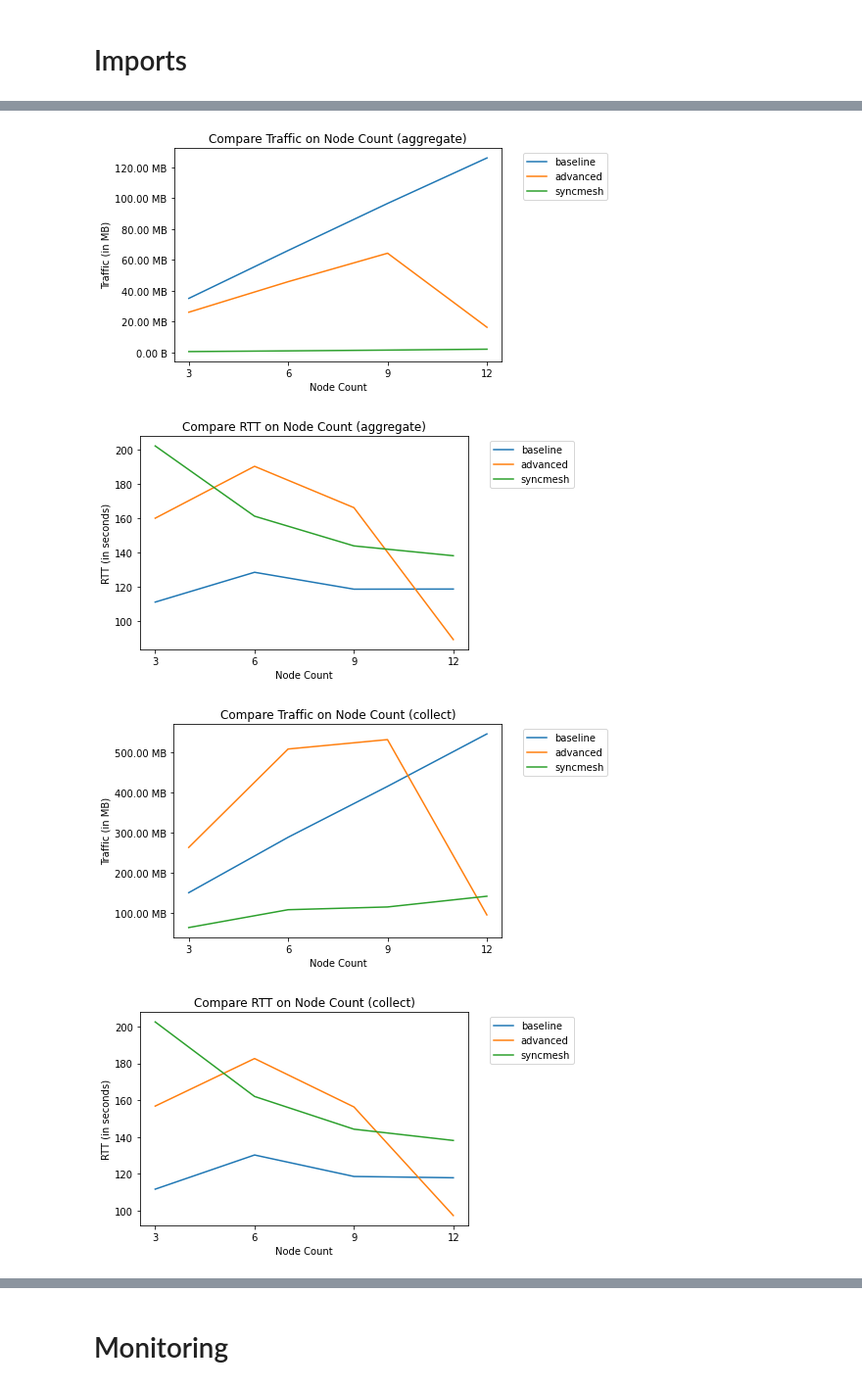
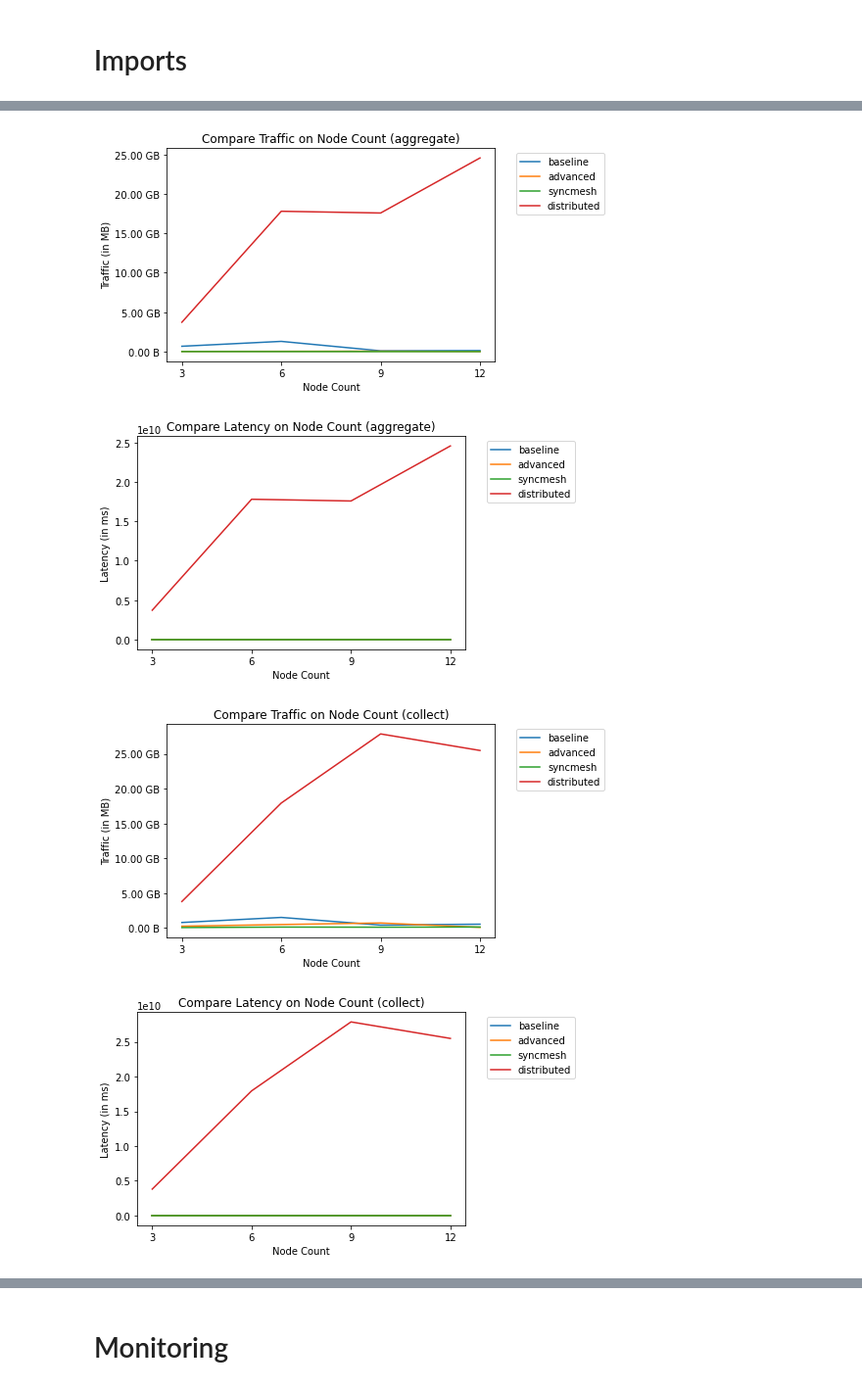
Before and after one commit to dos-group/syncmesh, a Jupyter notebook: evaluation/04_Compare.ipynb, the cells around one changed output, grey strips where cells are left out. Shown at 98% size. Drawn from its saved outputs; the diff is of its cells as text; code cells hidden in the pictures.

```diff
--- a/evaluation/04_Compare.ipynb
+++ b/evaluation/04_Compare.ipynb
@@ -87,13 +87,13 @@ ip_seperator
 # %%
 def filterDataForSeperator(df):
-    df = df[df["ip.src"].isin([ip_seperator, ip_client])]
-    df = df[df["ip.dst"].isin([ip_seperator, ip_client])]
+    df = df[df["ip.src"].isin({ip_seperator, ip_client})]
+    df = df[df["ip.dst"].isin({ip_seperator, ip_client})]
     df = df[(df["tcp.dstport"] == 443)] #  | (df["tcp.srcport"] == 443)
     return df
 
 def filterDataForLocalTraffic(df):
-    df = df[df["ip.src"].str.contains(r'^10\.')]
-    df = df[df["ip.dst"].str.contains(r'^10\.')]
+    df = df[df["ip.src"].str.startswith("10.")]
+    df = df[df["ip.dst"].str.startswith("10.")]
     df = df[(df["tcp.dstport"] != 22) & (df["tcp.srcport"] != 22)]
     return df
 
@@ -103,16 +103,10 @@ def loadDataSet(folder):
         if filename.endswith(".csv") and filename.startswith("10"):
             csvfile = os.path.join(Path.cwd(), folder, filename)
             print(csvfile)
-            EPOCH = datetime(1900, 1, 1)
-            currentdf = pd.read_csv(csvfile)
-            # print(len(currentdf))
-
-            currentdf["frame.time_epoch"] = currentdf["frame.time_epoch"].apply(lambda x: datetime.utcfromtimestamp(float(x)))
-
-            currentdf.set_index('frame.time_epoch', inplace=True)
+            currentdf = pd.read_csv(csvfile, index_col='frame.time_epoch')
+            currentdf.index = pd.to_datetime(currentdf.index, unit='s')
 
             currentdf.dropna(inplace=True,subset=['ip.src', 'ip.dst'])
-            # currentdf.to_csv(filename + ".csv")
 
             if (df_base is None):
                 df_base = currentdf
@@ -124,12 +118,16 @@ def loadDataSet(folder):
 
     seperatordf = filterDataForSeperator(df_base)
     timings = seperatordf.index.values
+    while len(timings) < 9:
+        print("WARNING: Not enough data for timings")
+        timings = np.append(timings, timings[len(timings)-1])
     # df_base.sort_index().to_csv("test.csv")
     # print(df_base)
     df_base = filterDataForLocalTraffic(df_base)
     node_list = list(dict.fromkeys(df_base["ip.src"].unique().tolist() + df_base["ip.dst"].unique().tolist()))
     node_list = [node for node in node_list if node not in ["10.0.0.2", "10.0.0.3", "10.0.0.4", "10.0.0.255"]]
     print(node_list)
+    print(timings)
     return (df_base.sort_index(), timings, len(node_list))
 
 overall_datasets = {}
@@ -138,7 +136,7 @@ for node_number in overall_dataset_sources:
     for source in overall_dataset_sources[node_number]:
         overall_datasets[node_number][source] = loadDataSet(overall_dataset_sources[node_number][source])
 
-
 # test = loadDataSet("data/data-syncmesh-with-latency-3/20210922-17-experiment-syncmesh-with-latency-3")
-overall_datasets[3]["advanced"][1]
+# loadDataSet(overall_dataset_sources[9]["distributed"])[1]
+# overall_datasets[3]["advanced"][1]
 # %% [output]
@@ -389,8 +387,8 @@ def drawComparisonGraphRtt(df, experiment):
         ax.plot(3 + df.index * 3, df[col], label=col)
 
     # set title and legend
-    ax.set_title("Compare RTT on Node Count (" + experiment + ")")
-    ax.set_ylabel("RTT (in seconds)")
+    ax.set_title("Compare Latency on Node Count (" + experiment + ")")
+    ax.set_ylabel("Latency (in ms)")
     ax.set_xlabel("Node Count")
     ax.legend(loc='upper left', bbox_to_anchor=(1.05, 1))
 
@@ -406,39 +404,39 @@ def drawComparisonGraphRtt(df, experiment):
 
 compare_traffic = {}
 compare_rtt = {}
 for experiment in ["aggregate", "collect"]:
     compare_traffic[experiment] = {}
     compare_rtt[experiment] = {}
     for scenario in ['baseline', 'advanced', 'syncmesh', "distributed"]:
         compare_traffic[experiment][scenario] = []
         compare_rtt[experiment][scenario] = []
         for node_number in overall_datasets:
             # print(overall_sum_table[node_number]["traffic"][experiment][scenario])
             compare_traffic[experiment][scenario].append(overall_sum_table[node_number]["traffic"][experiment][scenario])
             compare_rtt[experiment][scenario].append(overall_sum_table[node_number]["rtt_mean"][experiment][scenario])
 
 
     compare_table_traffic = pd.DataFrame(dict(
             baseline=compare_traffic[experiment]["baseline"],
             advanced=compare_traffic[experiment]["advanced"],
             syncmesh=compare_traffic[experiment]["syncmesh"],
-            # distributed=compare_traffic[experiment]["distributed"]
+            distributed=compare_traffic[experiment]["distributed"]
         ))
 
     compare_table_rtt = pd.DataFrame(dict(
             baseline=compare_rtt[experiment]["baseline"],
             advanced=compare_rtt[experiment]["advanced"],
             syncmesh=compare_rtt[experiment]["syncmesh"],
-            # distributed=compare_traffic[experiment]["distributed"]
+            distributed=compare_traffic[experiment]["distributed"]
         ))
 
     drawComparisonGraphTraffic(compare_table_traffic, experiment)
     drawComparisonGraphRtt(compare_table_rtt, experiment)
 # %% [output]
-[figure, old version]
+[figure, new version]
-[figure, old version]
+[figure, new version]
-[figure, old version]
+[figure, new version]
-[figure, old version]
+[figure, new version]
 # %%
 colors = ["#5294CF", "#00B2DE", "#00CCD3", "#FFCCD3"]
 labels = np.array([])
```
Also changed, not shown: parts of 15 cells of this notebook.
